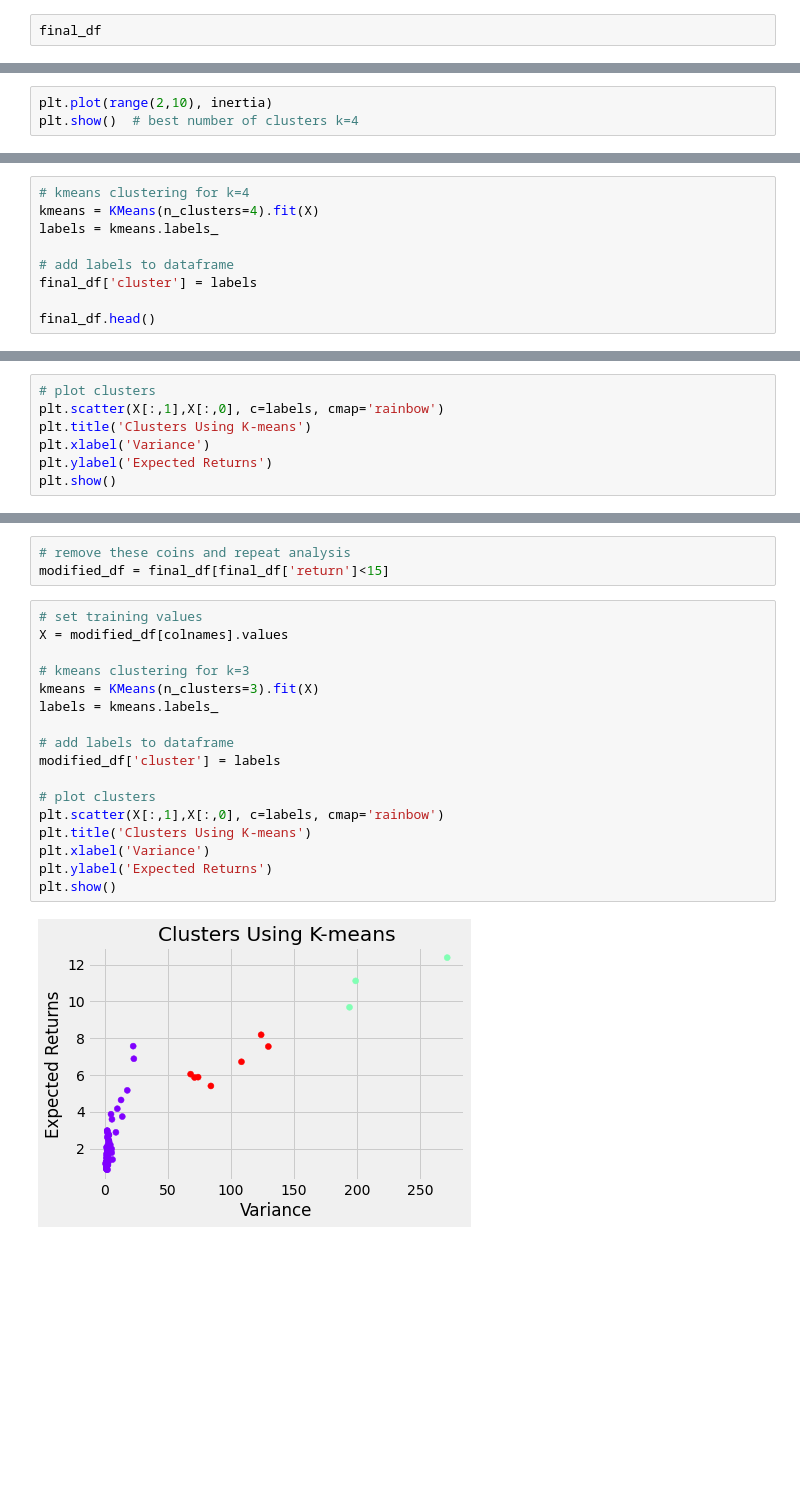
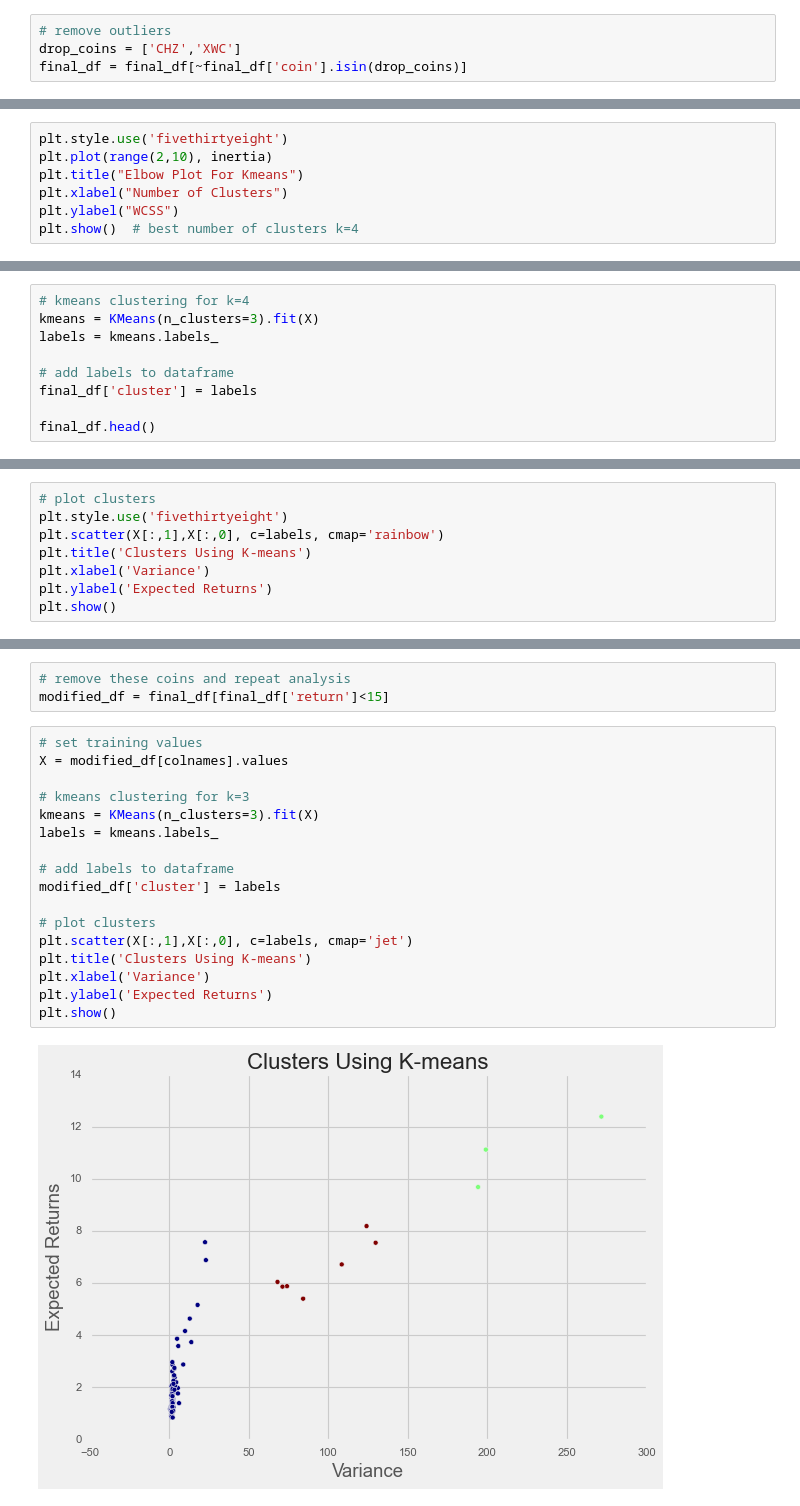
Before and after one commit to nosliwes/coinpix, a Jupyter notebook: notebooks/Clustering.ipynb, the cells around one changed output, grey strips where cells are left out. Cells and saved outputs as stored; diff of their text form; blank space fills up the shorter version.

```diff
--- a/notebooks/Clustering.ipynb
+++ b/notebooks/Clustering.ipynb
@@ -76,2 +138,4 @@ final_df['variance'] = variance.values
 # %%
-final_df
+# remove outliers
+drop_coins = ['CHZ','XWC']
+final_df = final_df[~final_df['coin'].isin(drop_coins)]
@@ -104,6 +154,10 @@ for k in range(2,10):
     kmeans.fit(X)
     inertia.append(kmeans.inertia_) # append inertia to list
 # %%
+plt.style.use('fivethirtyeight')
 plt.plot(range(2,10), inertia)
+plt.title("Elbow Plot For Kmeans")
+plt.xlabel("Number of Clusters")
+plt.ylabel("WCSS")
 plt.show()  # best number of clusters k=4
 # %% [output]
@@ -111,6 +169,6 @@ plt.show()  # best number of clusters k=4
 # %%
 # kmeans clustering for k=4
-kmeans = KMeans(n_clusters=4).fit(X)
+kmeans = KMeans(n_clusters=3).fit(X)
 labels = kmeans.labels_
 
 # add labels to dataframe
@@ -126,6 +184,7 @@ final_df.head()
 | 4 | XRP | 0.972929 | 1.502262 | 0 |
 # %%
 # plot clusters
+plt.style.use('fivethirtyeight')
 plt.scatter(X[:,1],X[:,0], c=labels, cmap='rainbow')
 plt.title('Clusters Using K-means')
 plt.xlabel('Variance')
@@ -157,19 +216,19 @@ modified_df = final_df[final_df['return']<15]
 # %%
 # set training values
 X = modified_df[colnames].values
 
 # kmeans clustering for k=3
 kmeans = KMeans(n_clusters=3).fit(X)
 labels = kmeans.labels_
 
 # add labels to dataframe
 modified_df['cluster'] = labels
 
 # plot clusters
-plt.scatter(X[:,1],X[:,0], c=labels, cmap='rainbow')
+plt.scatter(X[:,1],X[:,0], c=labels, cmap='jet')
 plt.title('Clusters Using K-means')
 plt.xlabel('Variance')
 plt.ylabel('Expected Returns')
 plt.show()
 # %% [output]
-[figure, old version]
+[figure, new version]
```
Also changed, not shown: parts of 13 cells of this notebook, 1 other file.
